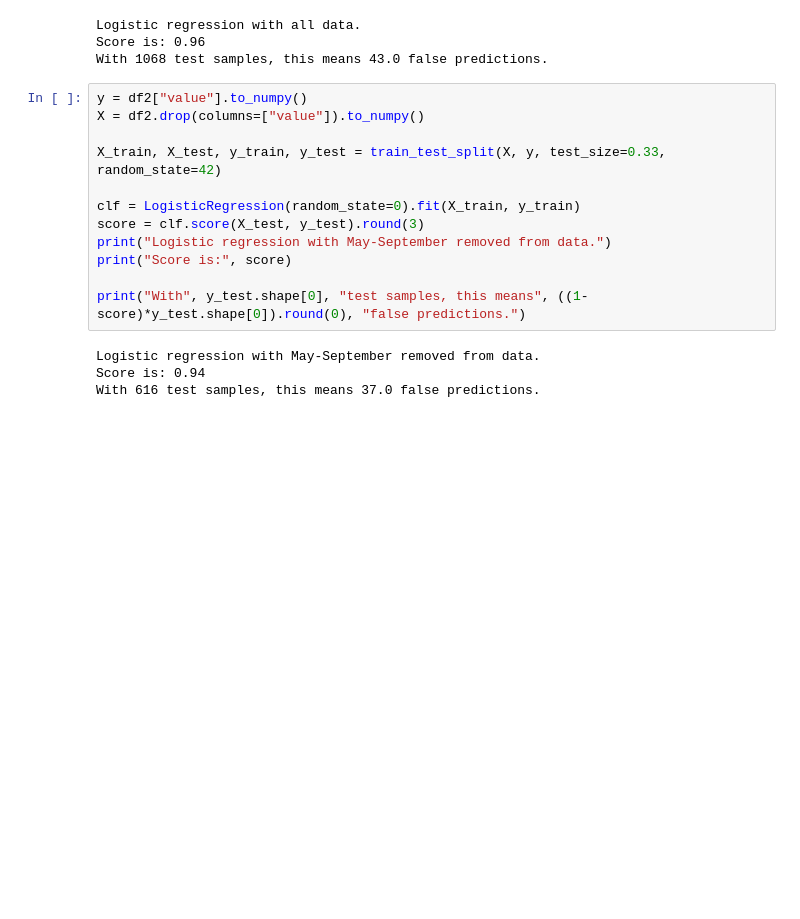
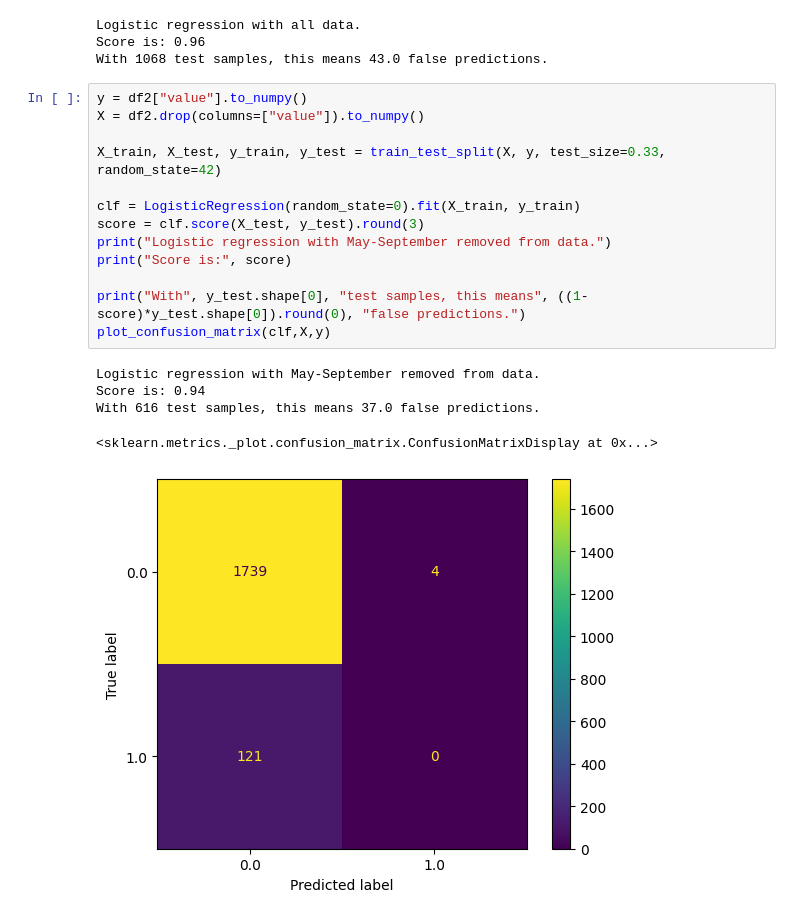
Before and after one commit to sofvanh/slipskip, a Jupyter notebook: model/model_training.ipynb, the cells around one changed output. Drawn from its saved outputs; the diff is of its cells as text; blank space fills up the shorter version.

```diff
--- a/model/model_training.ipynb
+++ b/model/model_training.ipynb
@@ -28,16 +35,19 @@ With 1068 test samples, this means 43.0 false predictions.
 # %%
 y = df2["value"].to_numpy()
 X = df2.drop(columns=["value"]).to_numpy()
 
 X_train, X_test, y_train, y_test = train_test_split(X, y, test_size=0.33, random_state=42)
 
 clf = LogisticRegression(random_state=0).fit(X_train, y_train)
 score = clf.score(X_test, y_test).round(3)
 print("Logistic regression with May-September removed from data.")
 print("Score is:", score)
 
 print("With", y_test.shape[0], "test samples, this means", ((1-score)*y_test.shape[0]).round(0), "false predictions.")
+plot_confusion_matrix(clf,X,y)
 # %% [output]
 Logistic regression with May-September removed from data.
 Score is: 0.94
 With 616 test samples, this means 37.0 false predictions.
+<sklearn.metrics._plot.confusion_matrix.ConfusionMatrixDisplay at 0x...>
+[figure, added]
```
Also changed, not shown: parts of 4 cells of this notebook, 1 other file.
